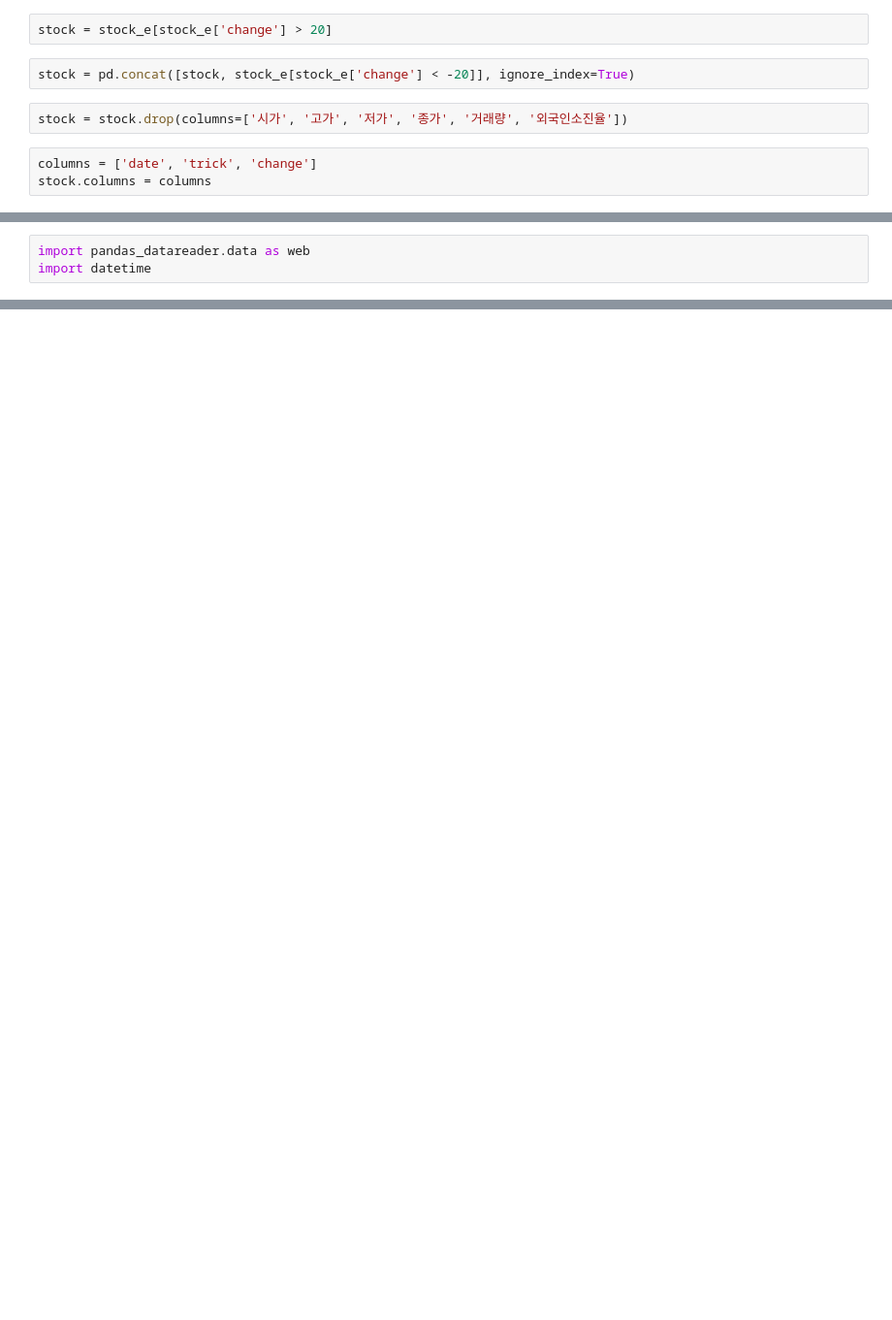
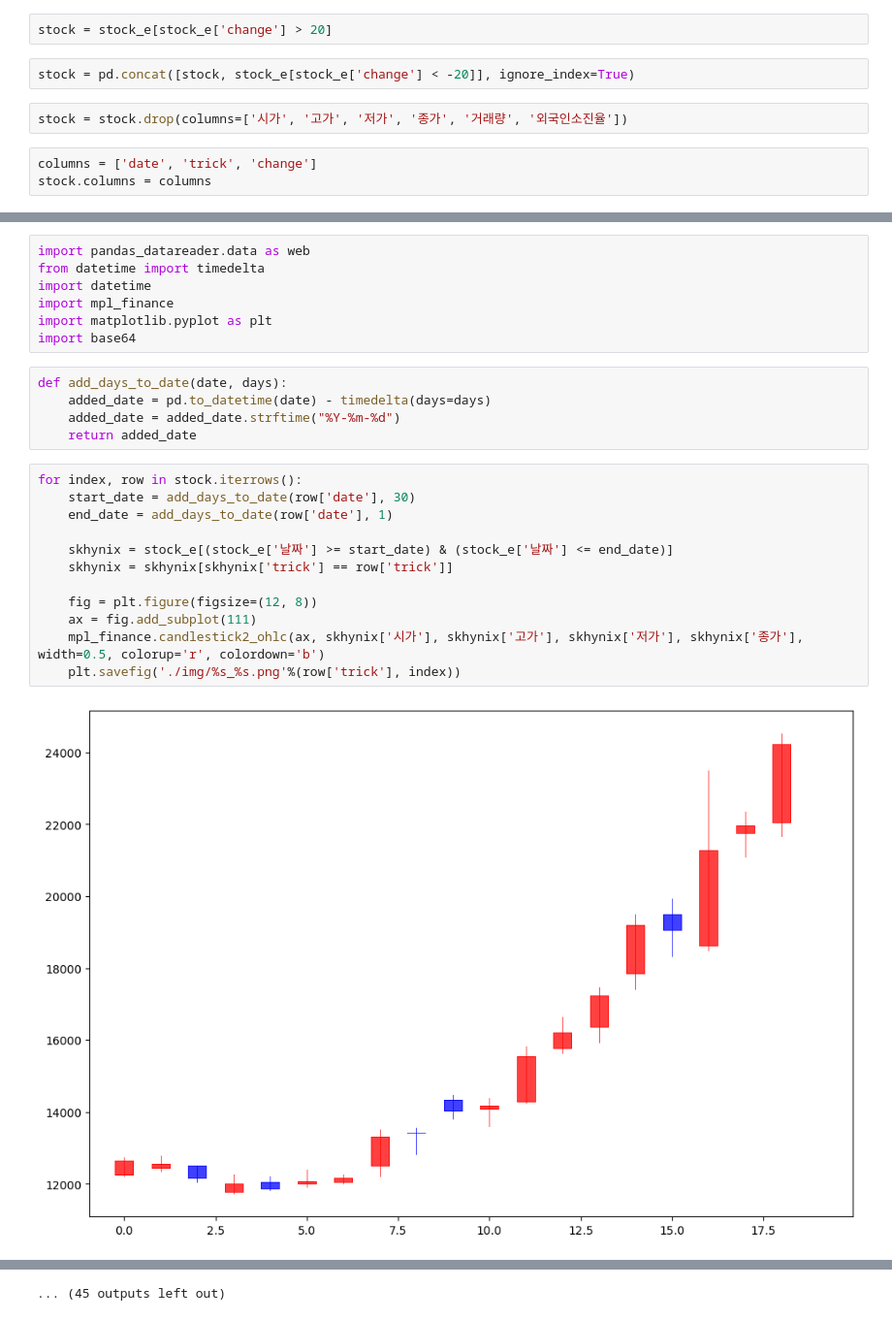
Before and after one commit to Software-High-School-United-Hackathon/StockPrices_Crawling, a Jupyter notebook: Crawling_Stock.ipynb, the cells around one changed output, grey strips where cells are left out. Shown at 97% size. Cells and saved outputs as stored; diff of their text form; blank space fills up the shorter version.

```diff
--- a/Crawling_Stock.ipynb
+++ b/Crawling_Stock.ipynb
@@ -130,3 +132,26 @@ stock
 # %%
 import pandas_datareader.data as web
+from datetime import timedelta
 import datetime
+import mpl_finance
+import matplotlib.pyplot as plt
+import base64
+# %%
+def add_days_to_date(date, days):
+    added_date = pd.to_datetime(date) - timedelta(days=days)
+    added_date = added_date.strftime("%Y-%m-%d")
+    return added_date
+# %%
+for index, row in stock.iterrows():
+    start_date = add_days_to_date(row['date'], 30)
+    end_date = add_days_to_date(row['date'], 1)
+
+    skhynix = stock_e[(stock_e['날짜'] >= start_date) & (stock_e['날짜'] <= end_date)]
+    skhynix = skhynix[skhynix['trick'] == row['trick']]
+
+    fig = plt.figure(figsize=(12, 8))
+    ax = fig.add_subplot(111)
+    mpl_finance.candlestick2_ohlc(ax, skhynix['시가'], skhynix['고가'], skhynix['저가'], skhynix['종가'], width=0.5, colorup='r', colordown='b')
+    plt.savefig('./img/%s_%s.png'%(row['trick'], index))
+# %% [output]
+[figure, added]
@@ -132,0 +169 @@ import datetime
+... (45 outputs left out)
```
Also changed, not shown: parts of 10 cells of this notebook.
